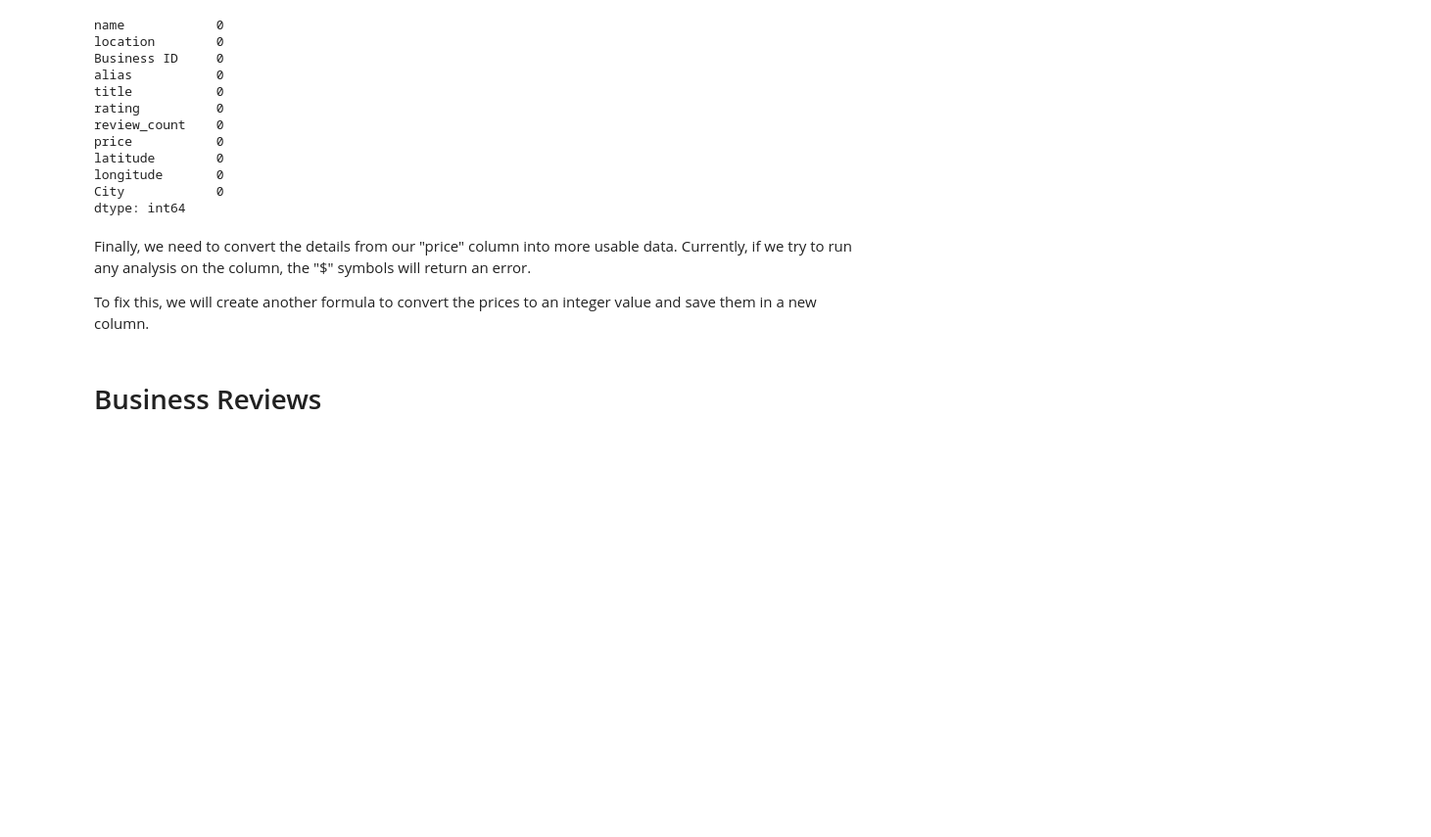
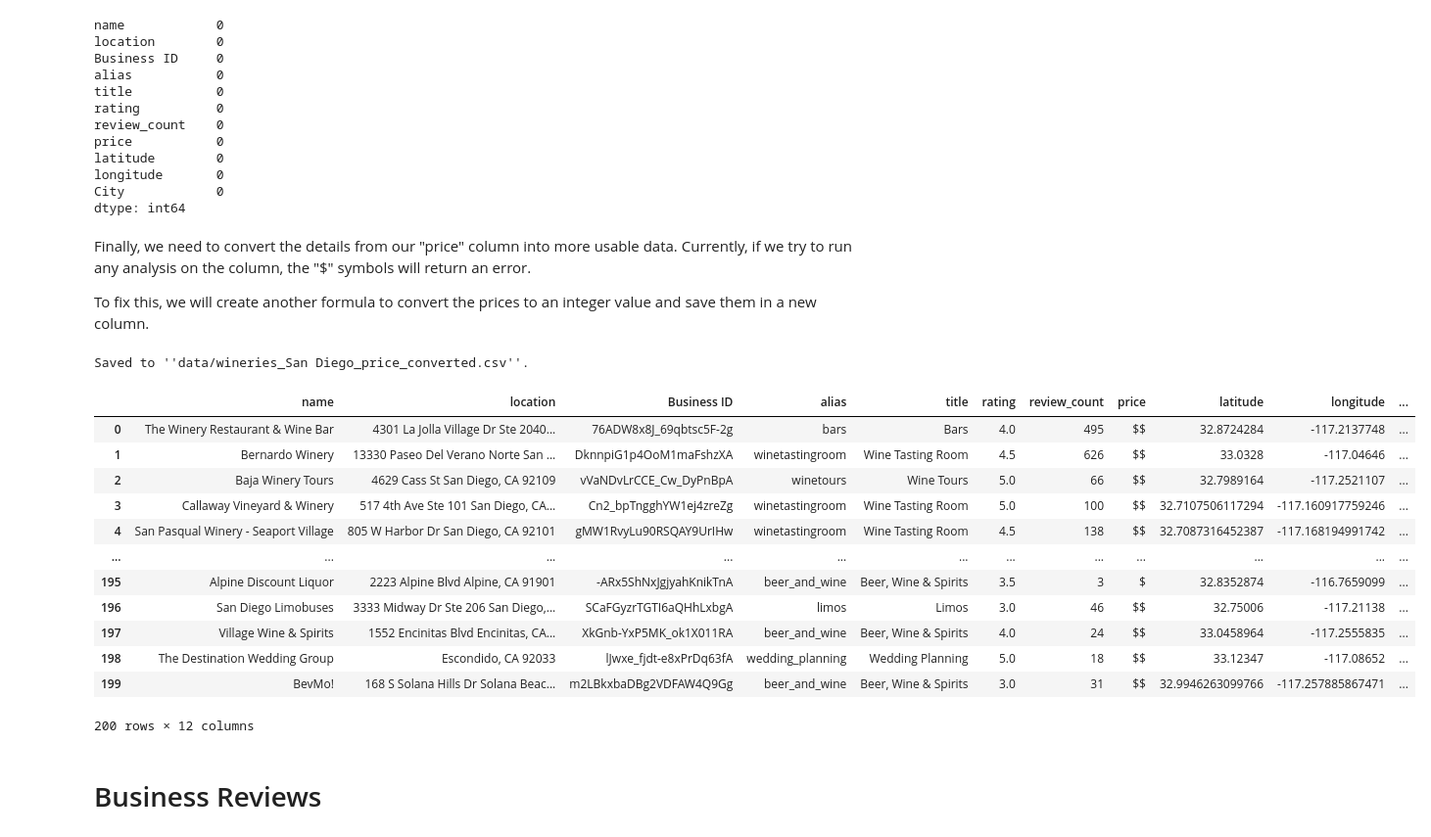
Before and after one commit to pleasecallmejax/Phase-1-Project, a Jupyter notebook: 1 ETL - Updated.ipynb, the cells around one changed output. Shown at 98% size. Drawn from its saved outputs; the diff is of its cells as text; code cells hidden in the pictures; blank space fills up the shorter version.

Commit message:
Fixed price fixer

```diff
--- a/1 ETL - Updated.ipynb
+++ b/1 ETL - Updated.ipynb
@@ -241,7 +241,7 @@ Saved to data/wineries_San Diego_cleaned.csv.
 Now, we want to review the code to check for any missing or null values in our 'price' column. These missing/null values can and will cause issues during our analysis phase, so we will fix them now.
 # %%
 # Import data to check
-df1 = pd.read_csv('data/wineries_San Diego.csv', header = 1)
+df1 = pd.read_csv('data/wineries_San Diego_cleaned.csv')
 
 # Check for null values
 df1.isna().sum()
@@ -294,4 +260,0 @@ Name: 200, dtype: object
-# %%
-# Drop row 200 as it is an error
-df1.drop(200, inplace = True)
-df1
@@ -335,18 +294,39 @@ Finally, we need to convert the details from our "price" column into more usable
 
 To fix this, we will create another formula to convert the prices to an integer value and save them in a new column.
 # %%
-def convert_price(dataframe):
+def convert_price(dataframe, location_name):
     ''' - Requires a dataframe with the 'price' column elements being NaN, $, $$, $$$, $$$$, or $$$$$.
-    - Takes a pre-existing dataframe and adds a column to store the conversion from $ to an integer.'''
+    - Takes a pre-existing dataframe and adds a column to store the conversion from $ to an integer.
+    - Saves results to new .csv and includes the location name in the file name.'''
 
     # Converting $s to integers, then saving to new column.
     dataframe['price_converted'] = dataframe.loc[:,'price'] \
     .map({np.nan:0, '$':1, '$$':2, '$$$':3, '$$$$':4, '$$$$$':5})
 
     # Saves results to new file
-    dataframe.to_csv('data/wineries_price_converted.csv',index = False)
+    new_file_name = 'data/wineries_' + location_name + '_price_converted.csv'
+    dataframe.to_csv(new_file_name,index = False)
+
+    print(f"Saved to ''{new_file_name}''.")
 
     return dataframe
+# %%
+convert_price(df1, 'San Diego')
+# %% [output]
+Saved to ''data/wineries_San Diego_price_converted.csv''.
+|  | name | location | Business ID | alias | title | rating | review_count | price | latitude | longitude | ... |
+| 0 | The Winery Restaurant & Wine Bar | 4301 La Jolla Village Dr Ste 2040... | 76ADW8x8J_69qbtsc5F-2g | bars | Bars | 4.0 | 495 | $$ | 32.8724284 | -117.2137748 | ... |
+| 1 | Bernardo Winery | 13330 Paseo Del Verano Norte San ... | DknnpiG1p4OoM1maFshzXA | winetastingroom | Wine Tasting Room | 4.5 | 626 | $$ | 33.0328 | -117.04646 | ... |
+| 2 | Baja Winery Tours | 4629 Cass St San Diego, CA 92109 | vVaNDvLrCCE_Cw_DyPnBpA | winetours | Wine Tours | 5.0 | 66 | $$ | 32.7989164 | -117.2521107 | ... |
+| 3 | Callaway Vineyard & Winery | 517 4th Ave Ste 101 San Diego, CA... | Cn2_bpTngghYW1ej4zreZg | winetastingroom | Wine Tasting Room | 5.0 | 100 | $$ | 32.7107506117294 | -117.160917759246 | ... |
+| 4 | San Pasqual Winery - Seaport Village | 805 W Harbor Dr San Diego, CA 92101 | gMW1RvyLu90RSQAY9UrIHw | winetastingroom | Wine Tasting Room | 4.5 | 138 | $$ | 32.7087316452387 | -117.168194991742 | ... |
+| ... | ... | ... | ... | ... | ... | ... | ... | ... | ... | ... | ... |
+| 195 | Alpine Discount Liquor | 2223 Alpine Blvd Alpine, CA 91901 | -ARx5ShNxJgjyahKnikTnA | beer_and_wine | Beer, Wine & Spirits | 3.5 | 3 | $ | 32.8352874 | -116.7659099 | ... |
+| 196 | San Diego Limobuses | 3333 Midway Dr Ste 206 San Diego,... | SCaFGyzrTGTI6aQHhLxbgA | limos | Limos | 3.0 | 46 | $$ | 32.75006 | -117.21138 | ... |
+| 197 | Village Wine & Spirits | 1552 Encinitas Blvd Encinitas, CA... | XkGnb-YxP5MK_ok1X011RA | beer_and_wine | Beer, Wine & Spirits | 4.0 | 24 | $$ | 33.0458964 | -117.2555835 | ... |
+| 198 | The Destination Wedding Group | Escondido, CA 92033 | lJwxe_fjdt-e8xPrDq63fA | wedding_planning | Wedding Planning | 5.0 | 18 | $$ | 33.12347 | -117.08652 | ... |
+| 199 | BevMo! | 168 S Solana Hills Dr Solana Beac... | m2LBkxbaDBg2VDFAW4Q9Gg | beer_and_wine | Beer, Wine & Spirits | 3.0 | 31 | $$ | 32.9946263099766 | -117.257885867471 | ... |
+200 rows × 12 columns
 # %% [markdown]
 #  Business Reviews
 # %% [markdown]
```
Also changed, not shown: parts of 6 cells of this notebook, 1 other file.
